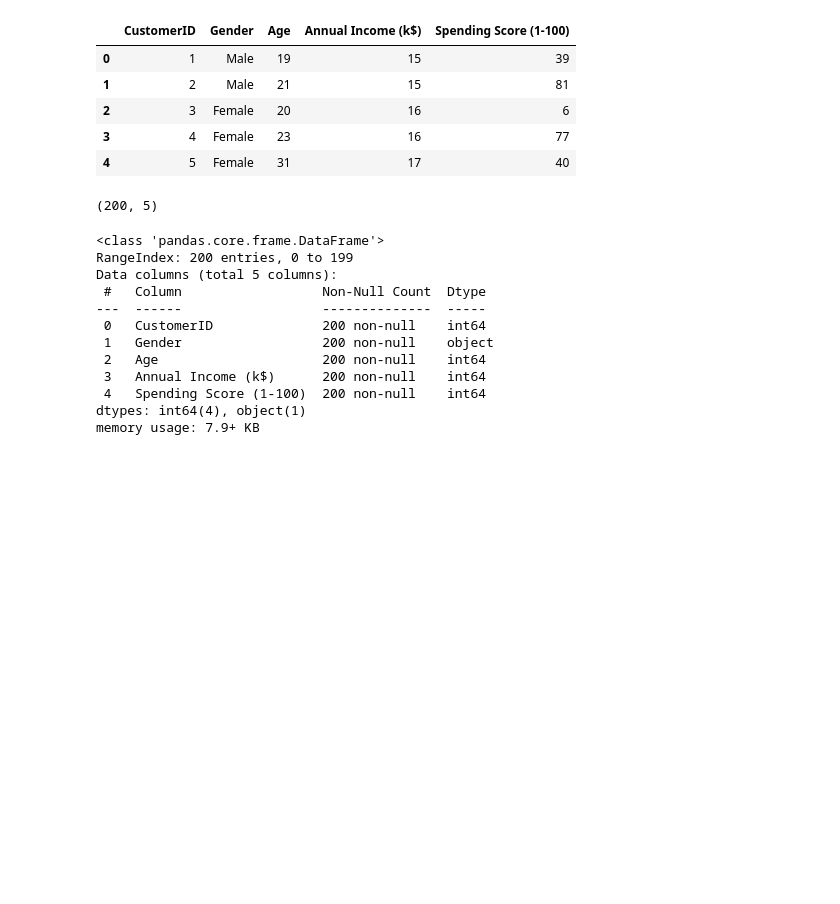
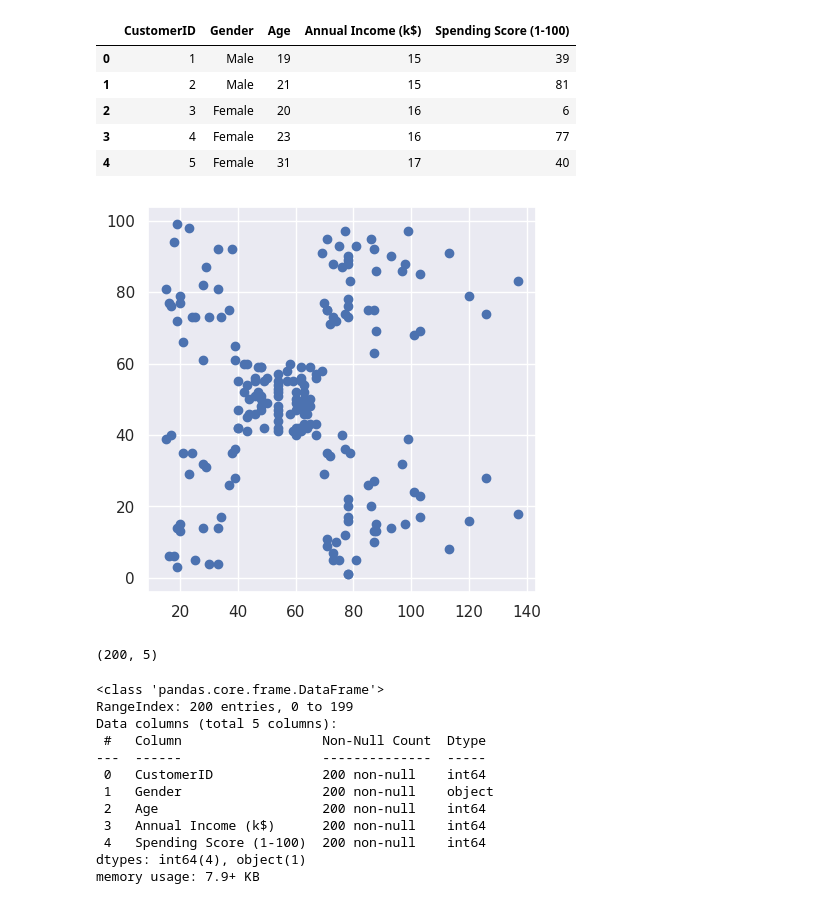
Before and after one commit to heysourin/Machine-Learning--Projects, a Jupyter notebook: K-Means Clustering/Project: Customer segmentation/customer_segmentation_kmeans.ipynb, the cells around one changed output. Saved outputs shown, nothing was run; the diff lists cells and outputs as text; code cells hidden in the pictures; blank space fills up the shorter version.

```diff
--- a/K-Means Clustering/Project: Customer segmentation/customer_segmentation_kmeans.ipynb
+++ b/K-Means Clustering/Project: Customer segmentation/customer_segmentation_kmeans.ipynb
@@ -17,6 +17,12 @@ df.head()
 | 2 | 3 | Female | 20 | 16 | 6 |
 | 3 | 4 | Female | 23 | 16 | 77 |
 | 4 | 5 | Female | 31 | 17 | 40 |
+# %%
+plt.figure(figsize=(5,5))
+plt.scatter(df['Annual Income (k$)'], df['Spending Score (1-100)'])
+plt.show()
+# %% [output]
+[figure, added]
 # %%
 df.shape
 # %% [output]
```
Also changed, not shown: parts of 1 cell of this notebook.
